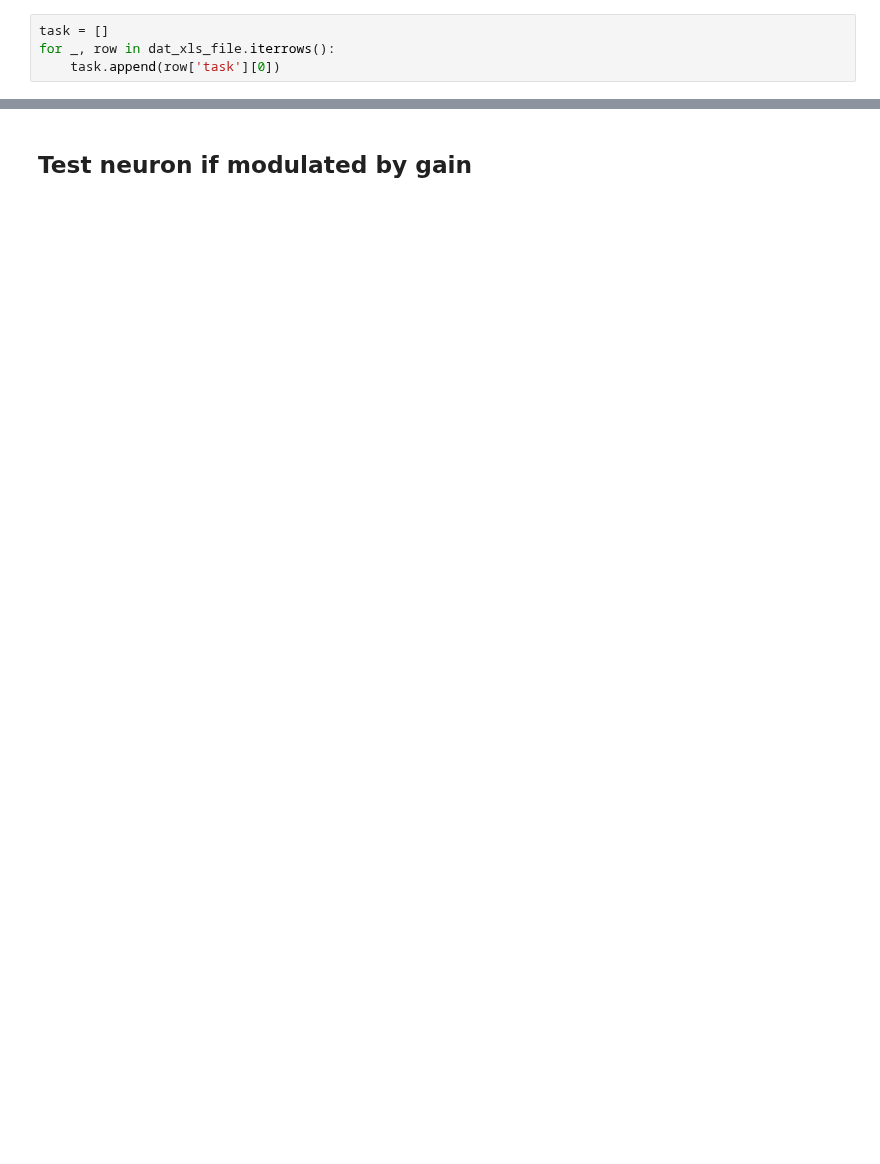
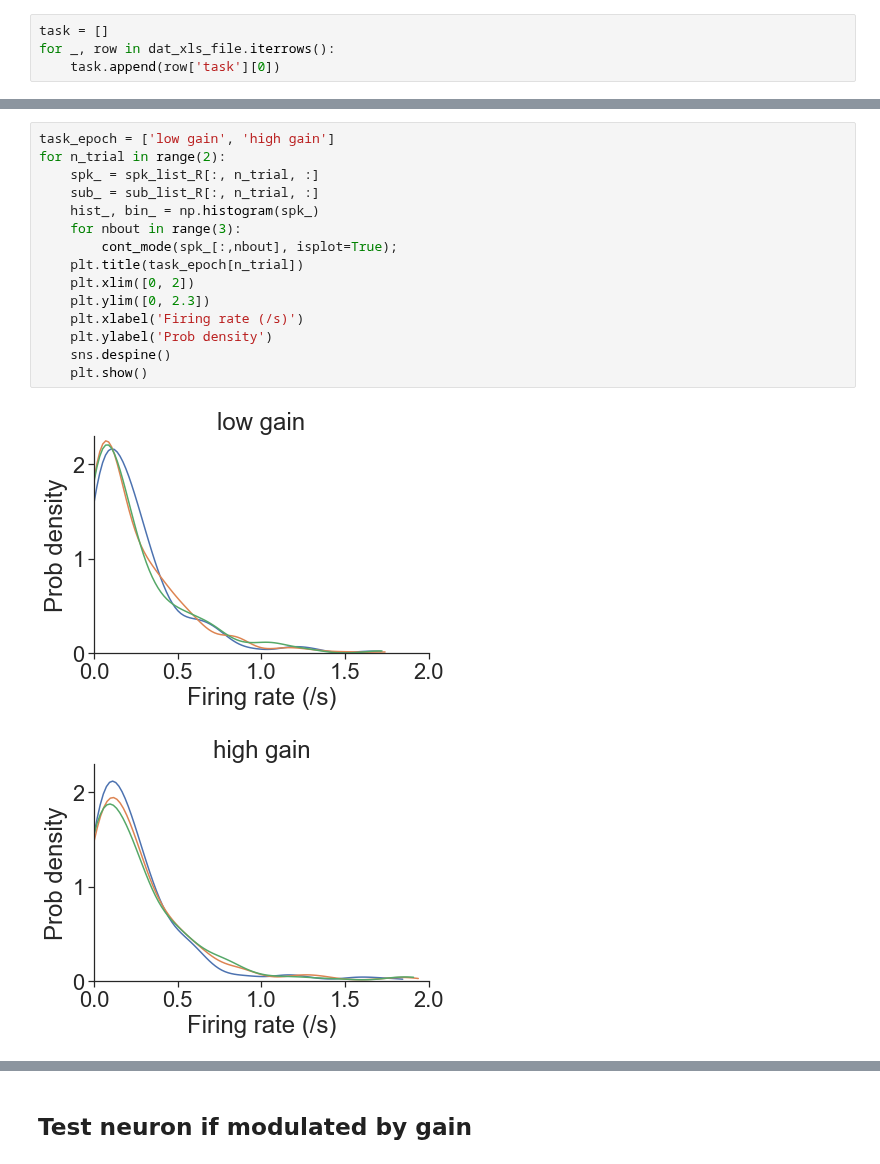
Before and after one commit to zqwei/DRN_voltage_analysis, a Jupyter notebook: Notebooks/memory_task.ipynb, the cells around one changed output, grey strips where cells are left out. Saved outputs shown, nothing was run; the diff lists cells and outputs as text; blank space fills up the shorter version.

```diff
--- a/Notebooks/memory_task.ipynb
+++ b/Notebooks/memory_task.ipynb
@@ -192,0 +103,18 @@ array([-1.00000000e+00, -9.00000000e-01, -8.00000000e-01, -7.00000000e-01,
+# %%
+task_epoch = ['low gain', 'high gain']
+for n_trial in range(2):
+    spk_ = spk_list_R[:, n_trial, :]
+    sub_ = sub_list_R[:, n_trial, :]
+    hist_, bin_ = np.histogram(spk_)
+    for nbout in range(3):
+        cont_mode(spk_[:,nbout], isplot=True);
+    plt.title(task_epoch[n_trial])
+    plt.xlim([0, 2])
+    plt.ylim([0, 2.3])
+    plt.xlabel('Firing rate (/s)')
+    plt.ylabel('Prob density')
+    sns.despine()
+    plt.show()
+# %% [output]
+[figure, added]
+[figure, added]
```
Also changed, not shown: parts of 53 cells of this notebook, 5 other files.
